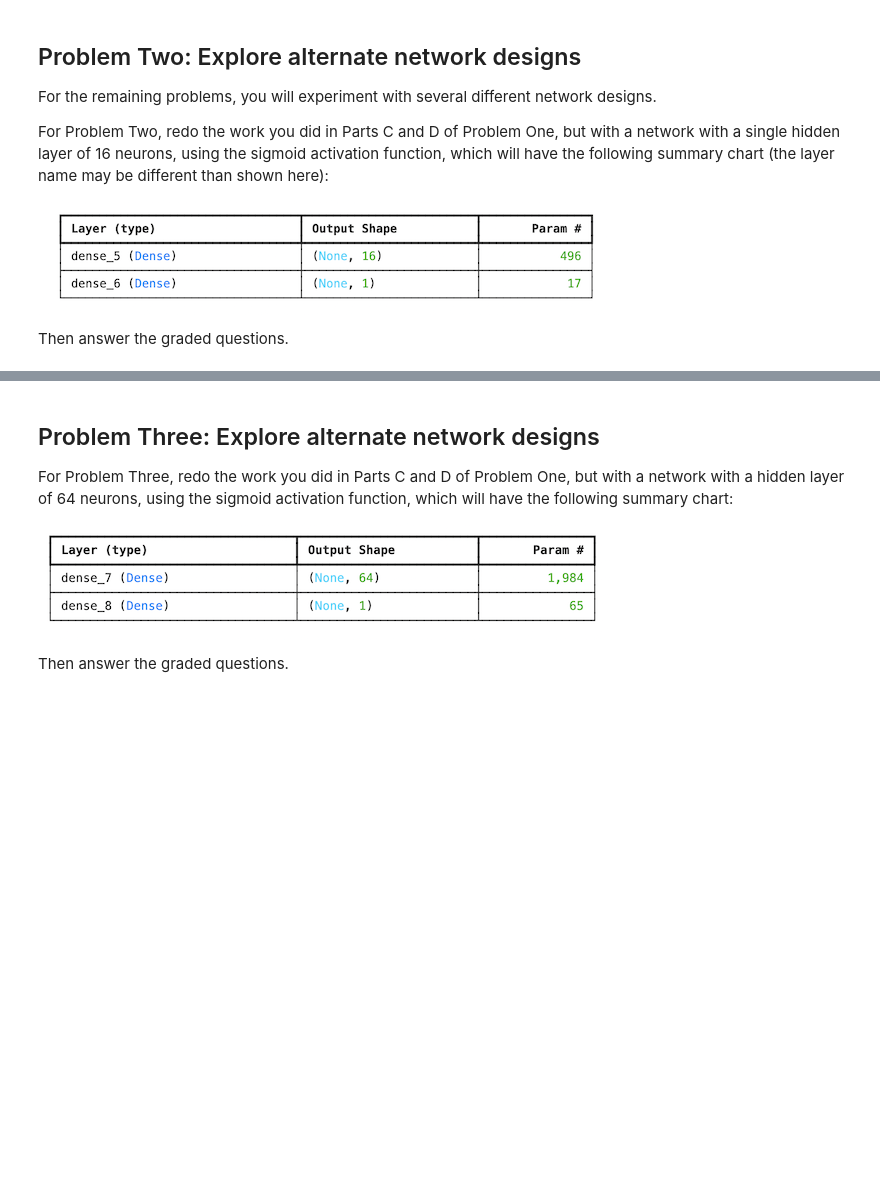
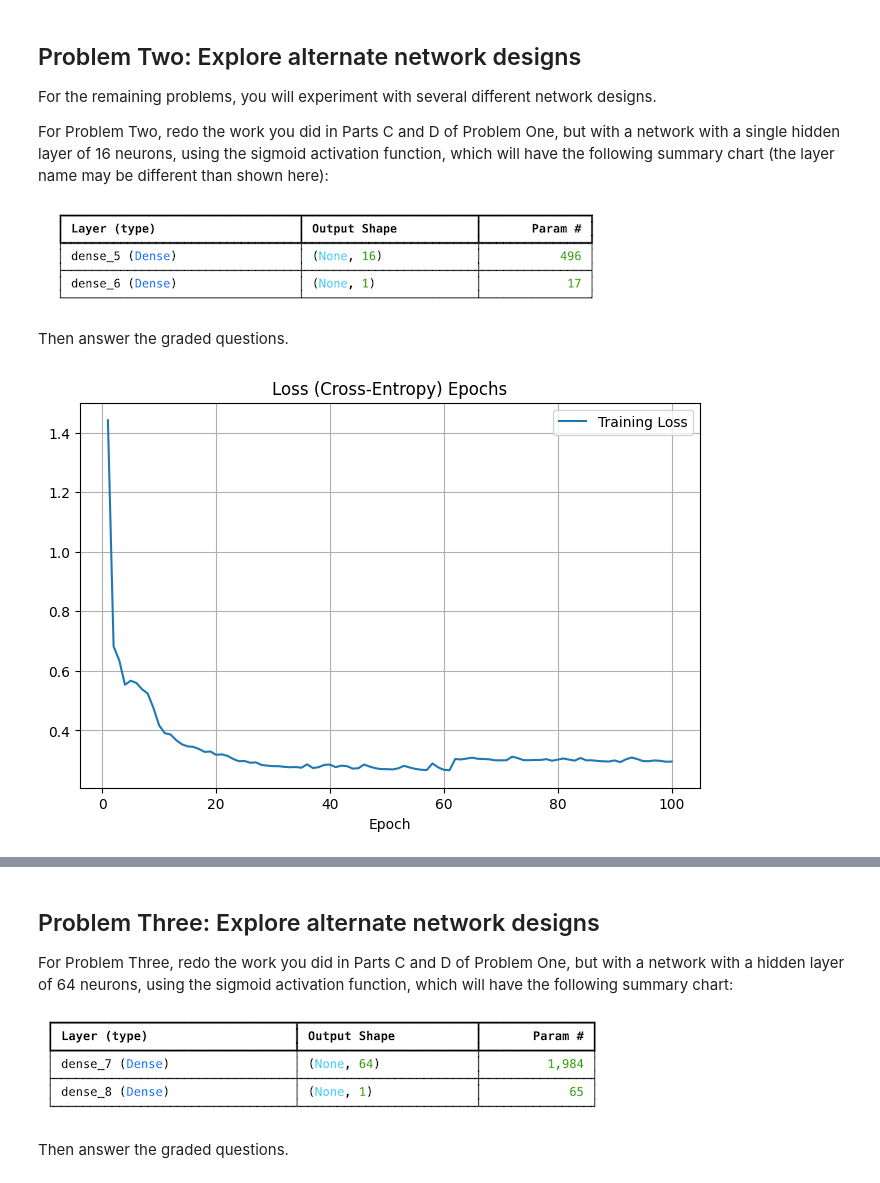
Before and after one commit to paumar2/bu-dx703-pmm, a Jupyter notebook: Homework_01.ipynb, the cells around one changed output, grey strips where cells are left out. Saved outputs shown, nothing was run; the diff lists cells and outputs as text; code cells hidden in the pictures; blank space fills up the shorter version.

```diff
--- a/Homework_01.ipynb
+++ b/Homework_01.ipynb
@@ -114,3 +139,7 @@ convert them to NumPy arrays. Print the shapes of `X` and `y` to confirm the con
 # A.1
 
 #Your code here
+#convert to Numpy arrays
+X = df.drop('target', axis=1).to_numpy()
+y = df['target'].to_numpy()
+print(X.shape, y.shape)
@@ -282,3 +383,40 @@ will have the following summary chart (the layer name may be different than show
 Then answer the graded questions.
 # %%
 # Your code here, add additional cells if you wish
+
+#create model w/ single hidden layer & sigmoid
+model_2 = keras.Sequential(
+    [
+        keras.layers.Input(shape=(X_train.shape[1], )), #explicit input layer
+        keras.layers.Dense(16, activation='sigmoid'), #one hidden layer w/sigmoid; width=16
+        keras.layers.Dense(1) #output w no activation for regression
+    ]
+)
+
+#compile model, like in problem 1:
+model_2.compile(optimizer='adam', loss='binary_crossentropy', metrics=['accuracy'])
+
+#calculate weights
+classes = np.unique(y_train)
+class_weights = compute_class_weight(class_weight='balanced', classes=classes, y=y_train)
+#want weights as a dictionary; convert array to dictionary:
+weights = dict(enumerate(class_weights))
+
+#train model
+mod2_history = model_2.fit( X_train,
+                            y_train,
+                            epochs=n_epochs,
+                            class_weight=weights, #add weight as mentioned above
+                            verbose=0 #run silently
+                            )
+
+#plot training and accuracy codes using plot_history
+plt.figure(figsize=(8,5))
+plt.title('Loss (Cross-Entropy) Epochs')
+plt.plot(range(1, n_epochs+1), mod2_history.history['loss'], label='Training Loss')
+plt.xlabel('Epoch')
+plt.legend()
+plt.grid()
+plt.show()
+# %% [output]
+[figure, added]
```
Also changed, not shown: parts of 52 cells of this notebook.
